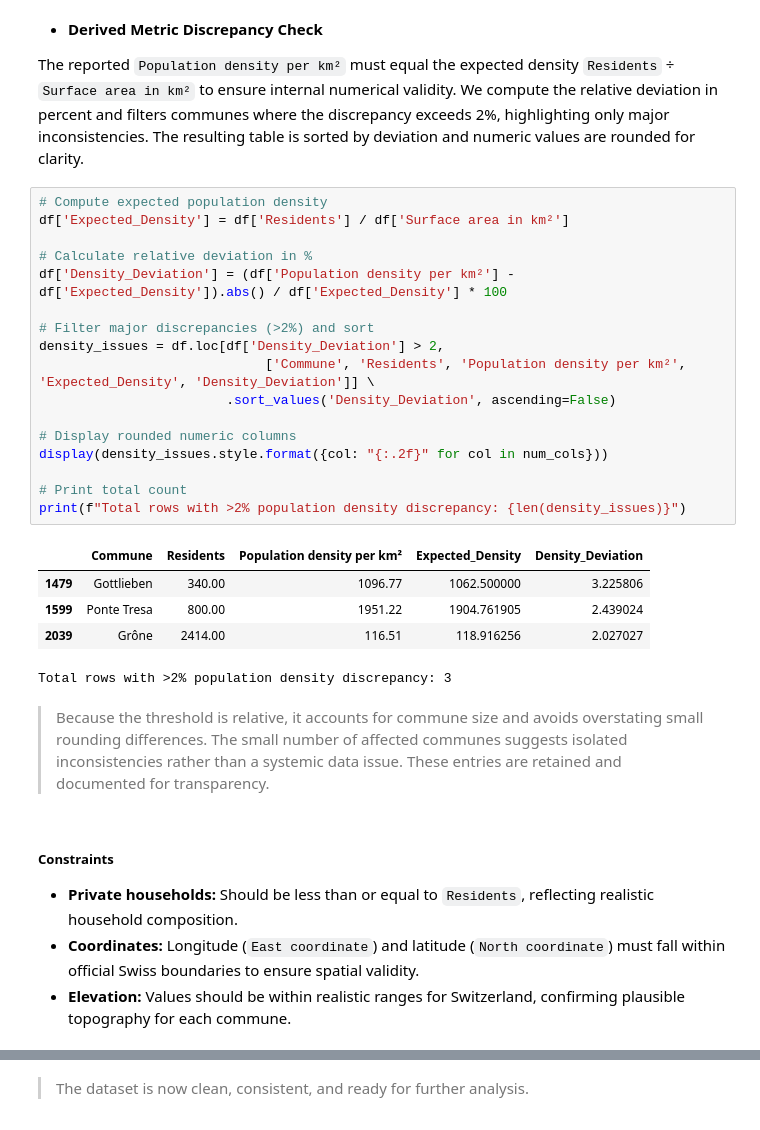
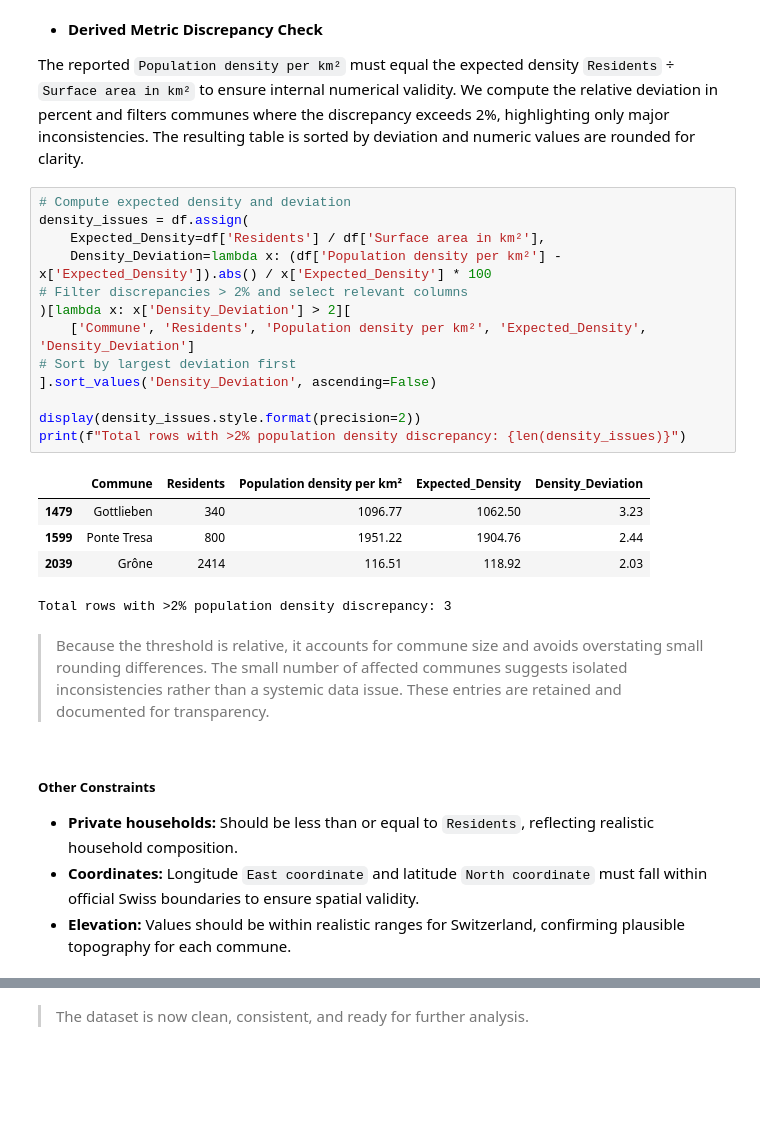
Before and after one commit to mamefatylo/EPFL_swiss_communes_project, a Jupyter notebook: communes_solution.ipynb, the cells around one changed output, grey strips where cells are left out. Drawn from its saved outputs; the diff is of its cells as text; blank space fills up the shorter version.

```diff
--- a/communes_solution.ipynb
+++ b/communes_solution.ipynb
@@ -480,32 +480,28 @@ Communes reporting 0% for **`Agricultural area`**, **`Wooded area`**, or **`Unpr
 
 The reported `Population density per km²` must equal the expected density `Residents` ÷ `Surface area in km²` to ensure internal numerical validity. We compute the relative deviation in percent and filters communes where the discrepancy exceeds 2%, highlighting only major inconsistencies. The resulting table is sorted by deviation and numeric values are rounded for clarity.
 # %%
-# Compute expected population density
-df['Expected_Density'] = df['Residents'] / df['Surface area in km²']
+# Compute expected density and deviation
+density_issues = df.assign(
+    Expected_Density=df['Residents'] / df['Surface area in km²'],
+    Density_Deviation=lambda x: (df['Population density per km²'] - x['Expected_Density']).abs() / x['Expected_Density'] * 100
+# Filter discrepancies > 2% and select relevant columns
+)[lambda x: x['Density_Deviation'] > 2][
+    ['Commune', 'Residents', 'Population density per km²', 'Expected_Density', 'Density_Deviation']
+# Sort by largest deviation first
+].sort_values('Density_Deviation', ascending=False)
 
-# Calculate relative deviation in %
-df['Density_Deviation'] = (df['Population density per km²'] - df['Expected_Density']).abs() / df['Expected_Density'] * 100
-
-# Filter major discrepancies (>2%) and sort
-density_issues = df.loc[df['Density_Deviation'] > 2,
-                             ['Commune', 'Residents', 'Population density per km²', 'Expected_Density', 'Density_Deviation']] \
-                        .sort_values('Density_Deviation', ascending=False)
-
-# Display rounded numeric columns
-display(density_issues.style.format({col: "{:.2f}" for col in num_cols}))
-
-# Print total count
+display(density_issues.style.format(precision=2))
 print(f"Total rows with >2% population density discrepancy: {len(density_issues)}")
 # %% [output]
 |  | Commune | Residents | Population density per km² | Expected_Density | Density_Deviation |
-| 1479 | Gottlieben | 340.00 | 1096.77 | 1062.500000 | 3.225806 |
-| 1599 | Ponte Tresa | 800.00 | 1951.22 | 1904.761905 | 2.439024 |
-| 2039 | Grône | 2414.00 | 116.51 | 118.916256 | 2.027027 |
+| 1479 | Gottlieben | 340 | 1096.77 | 1062.50 | 3.23 |
+| 1599 | Ponte Tresa | 800 | 1951.22 | 1904.76 | 2.44 |
+| 2039 | Grône | 2414 | 116.51 | 118.92 | 2.03 |
 Total rows with >2% population density discrepancy: 3
 # %% [markdown]
 > Because the threshold is relative, it accounts for commune size and avoids overstating small rounding differences. The small number of affected communes suggests isolated inconsistencies rather than a systemic data issue. These entries are retained and documented for transparency.
 # %% [markdown]
-##### Constraints
+##### Other Constraints
 * **Private households:** Should be less than or equal to `Residents`, reflecting realistic household composition.
-* **Coordinates:** Longitude (`East coordinate`) and latitude (`North coordinate`) must fall within official Swiss boundaries to ensure spatial validity.
+* **Coordinates:** Longitude `East coordinate` and latitude `North coordinate` must fall within official Swiss boundaries to ensure spatial validity.
 * **Elevation:** Values should be within realistic ranges for Switzerland, confirming plausible topography for each commune.
```
Also changed, not shown: parts of 17 cells of this notebook.
